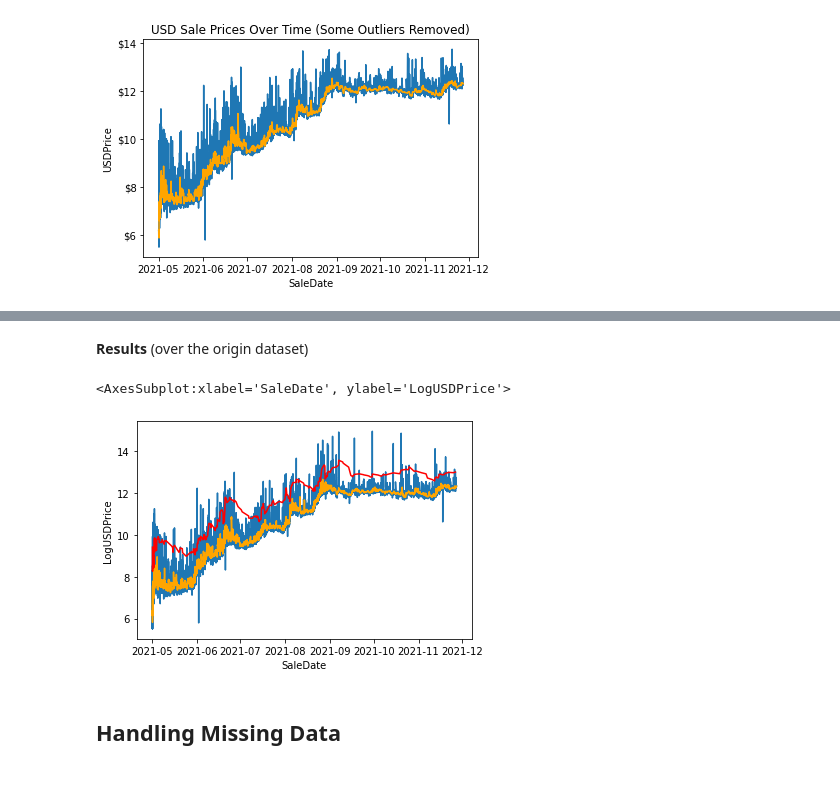
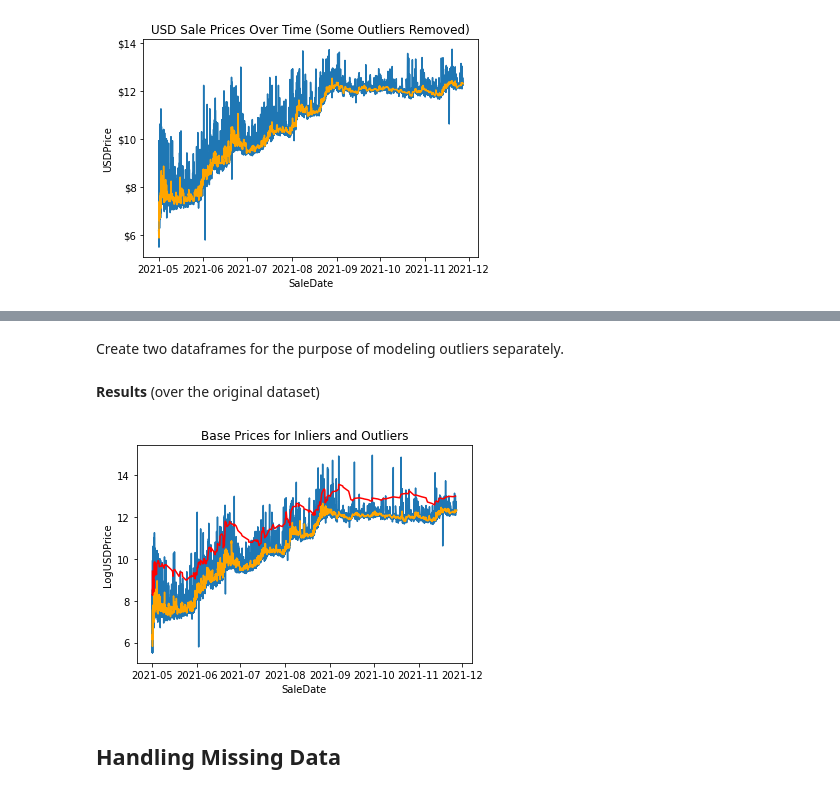
Before and after one commit to derekwayne/bayc-prediction, a Jupyter notebook: nft_notebook.ipynb, the cells around one changed output, grey strips where cells are left out. Drawn from its saved outputs; the diff is of its cells as text; code cells hidden in the pictures.

```diff
--- a/nft_notebook.ipynb
+++ b/nft_notebook.ipynb
@@ -18,9 +18,9 @@ pd.options.display.float_format = '{:,.6f}'.format
 # %%
-df = pd.read_csv('bored_apes.csv', parse_dates=['SaleDate']).rename(columns={'index': 'TokenId'})
+raw = pd.read_csv('bored_apes.csv', parse_dates=['SaleDate']).rename(columns={'index': 'TokenId'})
 # Bored Ape #225 has a sale of 0 USD (transfer to same owner with address labelled Vault)
 # not sure why transfer style activity sometimes gets labelled as a sale
-df = df.loc[df['USDPrice'] != 0]
-df = df.sort_values(['SaleDate'])  # sort by sale date and time
+df = raw.loc[(raw['USDPrice'] != 0) & (~raw['LastSalePrice'].isna())]
+df = df.sort_values(['SaleDate']).reset_index(level=0, drop=True)  # sort by sale date and time
 # %% [markdown]
 We want to determine value of an NFT, which changes over time of course. A possible target can be the extension from a robust moving average (since there are a lot of outliers in the data).
 # %%
@@ -71,3 +55,5 @@ df.loc[is_outlier, 'Outlier'] = -1
+# %% [markdown]
+Create two dataframes for the purpose of modeling outliers separately.
 # %%
 dfo, dfi = df[is_outlier].copy(), df[~is_outlier].copy()
 dfs = dfo, dfi
@@ -78,14 +64,16 @@ for data in dfs:
     # Percentage Extension from the Exponential Weighted Moving Average
     data['PctExtensionEWM'] = data.apply(lambda x: (x['LogUSDPrice'] - x['LogUSDPriceEWM']) / x['LogUSDPriceEWM'], axis=1)
 # %% [markdown]
-**Results** (over the origin dataset)
+**Results** (over the original dataset)
 # %%
+fig, ax = plt.subplots()
 sns.lineplot(x='SaleDate', y='LogUSDPrice', data=df)
 sns.lineplot(x='SaleDate', y='LogUSDPriceEWM', color='orange', data=dfi)
 sns.lineplot(x='SaleDate', y='LogUSDPriceEWM', color='red', data=dfo)
+ax.set_title('Base Prices for Inliers and Outliers')
+plt.show()
 # %% [output]
-<AxesSubplot:xlabel='SaleDate', ylabel='LogUSDPrice'>
-[figure, old version]
+[figure, new version]
 # %% [markdown]
 ## Handling Missing Data
 # %% [markdown]
```
Also changed, not shown: parts of 38 cells of this notebook, 7 other files.
